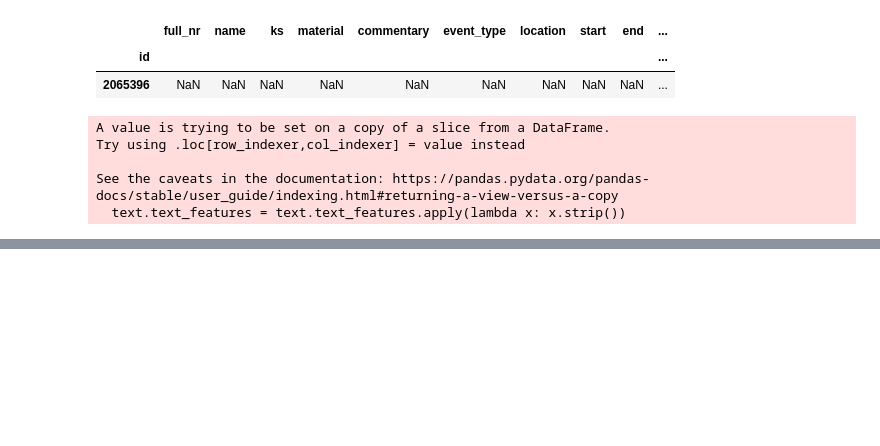
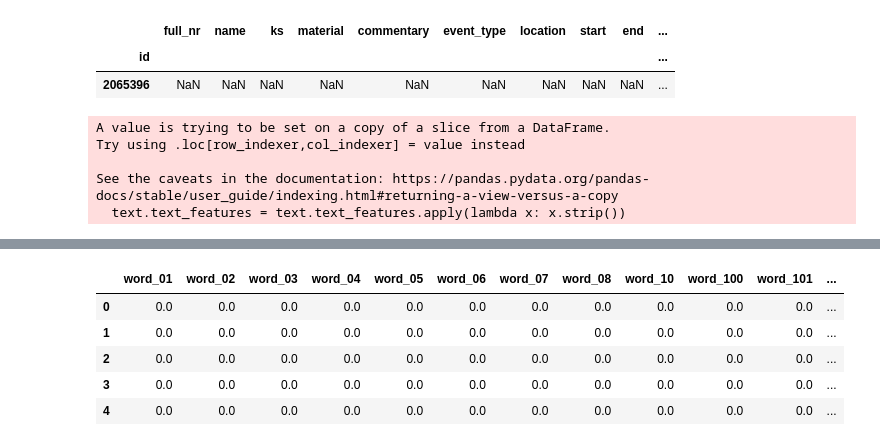
Before and after one commit to tillwenke/museum_item_classification, a Jupyter notebook: typeless_data_discovery.ipynb, the cells around one changed output, grey strips where cells are left out. Saved outputs shown, nothing was run; the diff lists cells and outputs as text; code cells hidden in the pictures; blank space fills up the shorter version.

```diff
--- a/typeless_data_discovery.ipynb
+++ b/typeless_data_discovery.ipynb
@@ -82,0 +197,24 @@ typeless_samples.to_csv('data/typeless/data.csv', index=True)
+# %%
+dataset = pd.read_csv('data/typeless/text.csv', index_col='id')
+
+max_n_gram = 1
+max_features = 4000
+
+stop_words = stopwords_est
+
+CountVec = TfidfVectorizer(ngram_range=(1,max_n_gram), stop_words=stop_words, max_features=max_features)
+# to use bigrams ngram_range=(2,2)
+Count_data = CountVec.fit_transform(dataset.text_features)
+#create dataframe
+bow=pd.DataFrame(Count_data.toarray(),columns=CountVec.get_feature_names_out())
+
+bow = bow.add_prefix('word_')
+# %%
+bow.head()
+# %% [output]
+|  | word_01 | word_02 | word_03 | word_04 | word_05 | word_06 | word_07 | word_08 | word_10 | word_100 | word_101 | ... |
+| 0 | 0.0 | 0.0 | 0.0 | 0.0 | 0.0 | 0.0 | 0.0 | 0.0 | 0.0 | 0.0 | 0.0 | ... |
+| 1 | 0.0 | 0.0 | 0.0 | 0.0 | 0.0 | 0.0 | 0.0 | 0.0 | 0.0 | 0.0 | 0.0 | ... |
+| 2 | 0.0 | 0.0 | 0.0 | 0.0 | 0.0 | 0.0 | 0.0 | 0.0 | 0.0 | 0.0 | 0.0 | ... |
+| 3 | 0.0 | 0.0 | 0.0 | 0.0 | 0.0 | 0.0 | 0.0 | 0.0 | 0.0 | 0.0 | 0.0 | ... |
+| 4 | 0.0 | 0.0 | 0.0 | 0.0 | 0.0 | 0.0 | 0.0 | 0.0 | 0.0 | 0.0 | 0.0 | ... |
```
Also changed, not shown: parts of 24 cells of this notebook, 2 other files.
